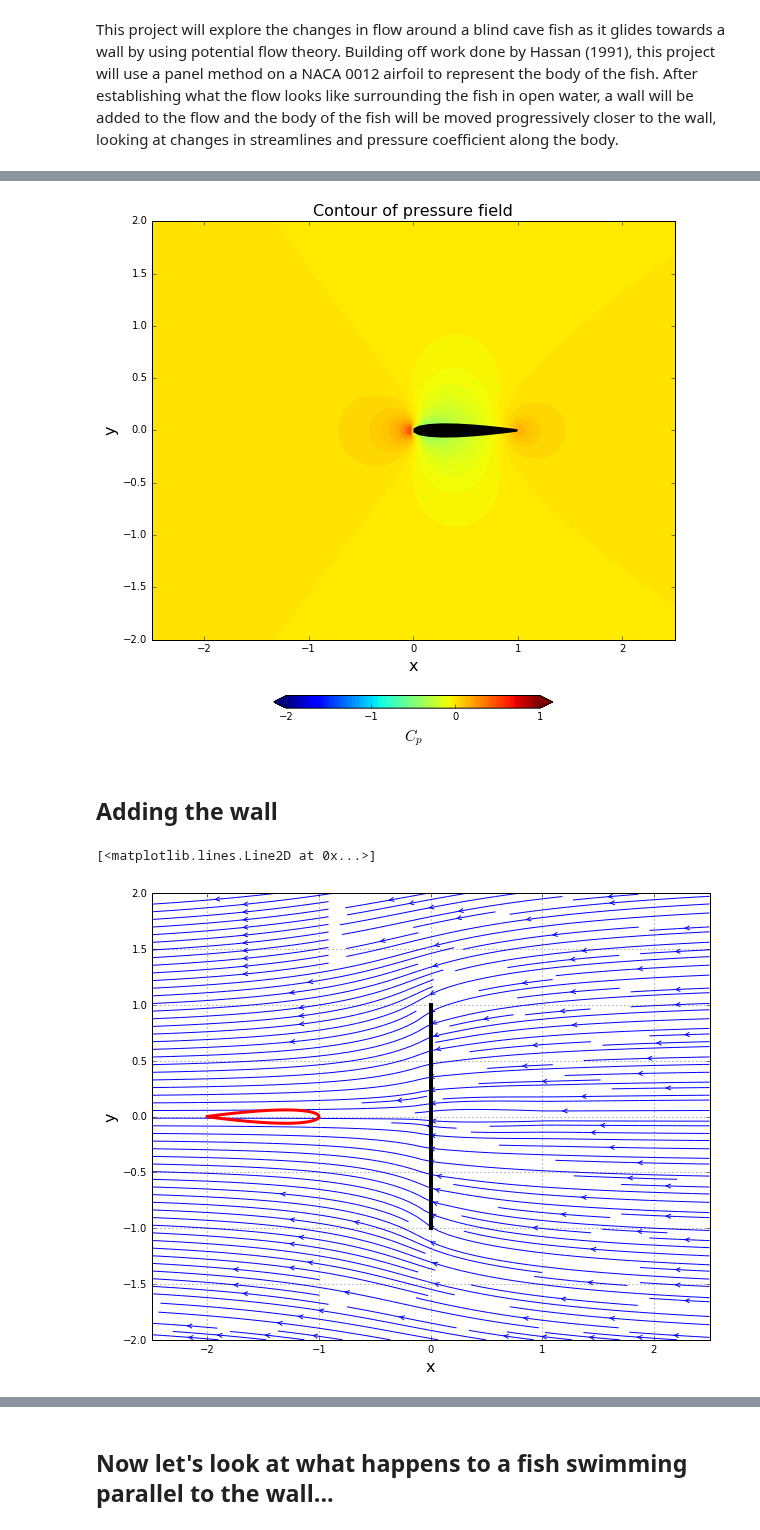
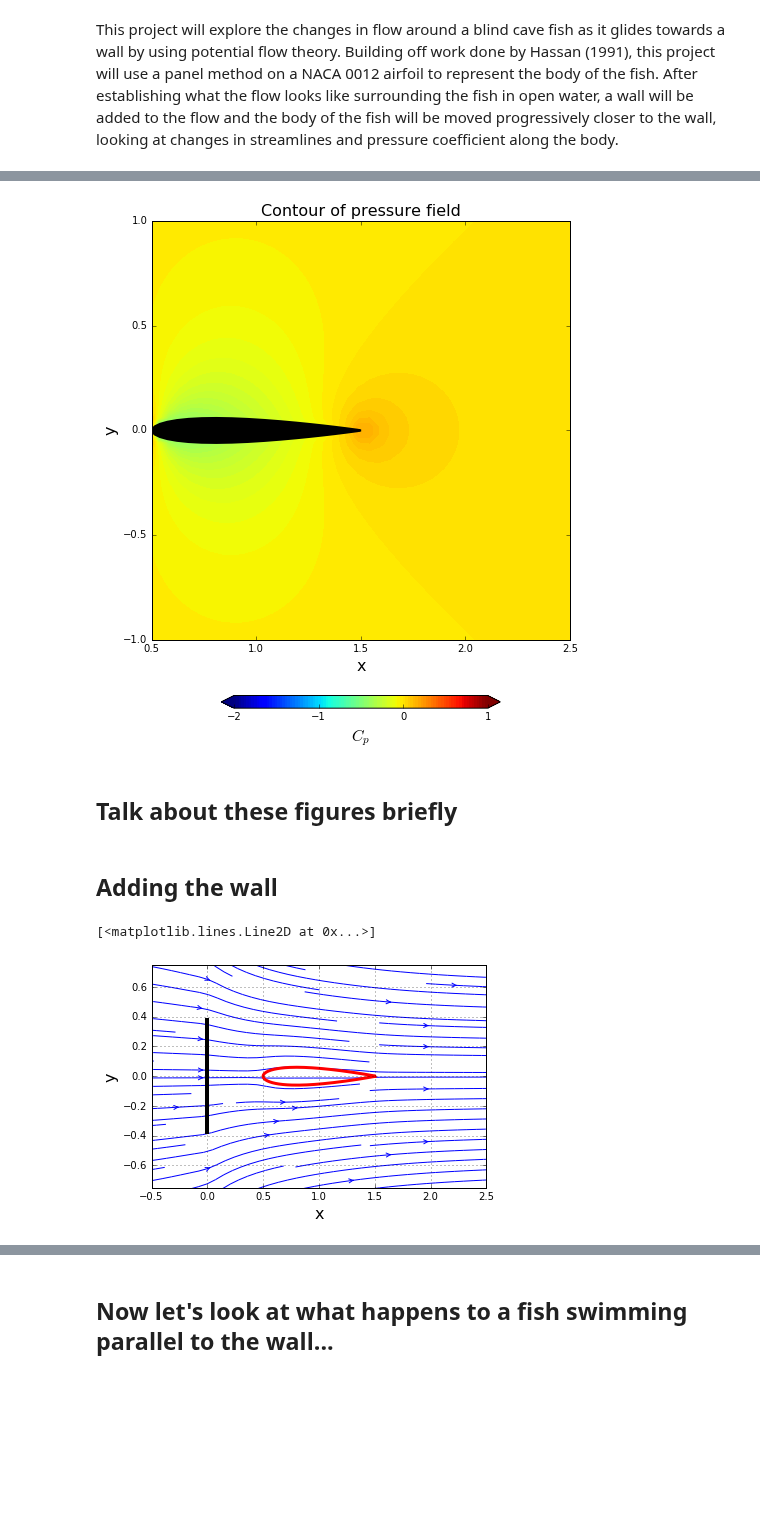
Before and after one commit to barbagroup/AeroPython-studentprojects2017, a Jupyter notebook: alexabaumer/Baumer_project.ipynb, the cells around one changed output, grey strips where cells are left out. Drawn from its saved outputs; the diff is of its cells as text; code cells hidden in the pictures; blank space fills up the shorter version.

```diff
--- a/alexabaumer/Baumer_project.ipynb
+++ b/alexabaumer/Baumer_project.ipynb
@@ -142,7 +138,7 @@ def define_panels(x, y, N=40):
 
     return panels
 # %%
-N = 20
+N = 40
 panels = define_panels(x, y, N)
 
 width=10
@@ -155,7 +151,7 @@ pyplot.plot(numpy.append([panel.xa for panel in panels], panels[0].xa),
            numpy.append([panel.ya for panel in panels], panels[0].ya),
            linestyle='-', linewidth=1, marker='o', markersize=6, color='r')
 pyplot.axis('scaled', adjustable='box')
-pyplot.xlim(-0.1, 1.1)
+pyplot.xlim(0.9, 2.1)
 pyplot.ylim(-0.1, 0.1)
 # %% [output]
 (-0.1, 0.1)
@@ -328,11 +324,13 @@ pyplot.fill([panel.xc for panel in panels],
             [panel.yc for panel in panels],
             color='k', linestyle='solid', linewidth=2, zorder=2)
 pyplot.axis('scaled', adjustable='box')
-pyplot.xlim(x_start, x_end)
-pyplot.ylim(y_start, y_end)
+pyplot.xlim(0.5, 2.5)
+pyplot.ylim(-1.0, 1.0)
 pyplot.title('Contour of pressure field', fontsize=16);
 # %% [output]
-[figure, old version]
+[figure, new version]
+# %% [markdown]
+## Talk about these figures briefly
 # %% [markdown]
 ## Adding the wall
 # %%
@@ -350,18 +348,18 @@ class Source:
 
     def velocity(self, X, Y):
 
-        self.u = self.strength/(2*math.pi)*(X-self.x)/((X-self.x)**2 + (Y-self.y)**2)
-        self.v = self.strength/(2*math.pi)*(Y-self.y)/((X-self.x)**2 + (Y-self.y)**2)
+        self.u = -self.strength/(2*math.pi)*(X-self.x)/((X-self.x)**2 + (Y-self.y)**2)
+        self.v = -self.strength/(2*math.pi)*(Y-self.y)/((X-self.x)**2 + (Y-self.y)**2)
 
     def stream_function(self, X, Y):
 
-        self.psi = self.strength/(2*math.pi)*numpy.arctan2((Y-self.y), (X-self.x))
+        self.psi = -self.strength/(2*math.pi)*numpy.arctan2((Y-self.y), (X-self.x))
 
 N_sources = 40
 strength = 1.0
 strength_source = strength/N_sources
 x_source = numpy.zeros(N_sources, dtype=float)
-y_source = numpy.linspace(-1.0, 1.0, N_sources)
+y_source = numpy.linspace(-2.0, 2.0, N_sources)
 
 sources = numpy.empty(N_sources, dtype=object)
 for i in range(N_sources):
@@ -386,30 +384,30 @@ def integration(x, y, integrand):
 
 vec_integration = numpy.vectorize(integration)
 
-u_sheet = sigma/(2.0*numpy.pi)*vec_integration(X,Y,integrand_u)
-v_sheet = sigma/(2.0*numpy.pi)*vec_integration(X,Y,integrand_v)
+u_sheet = -sigma/(2.0*numpy.pi)*vec_integration(X,Y,integrand_u)
+v_sheet = -sigma/(2.0*numpy.pi)*vec_integration(X,Y,integrand_v)
 
-u_wall = -(u_freestreamS + u_sheet)
-v_wall = -(v_freestreamS + v_sheet)
+u_wall = (u_freestreamS + u_sheet)
+v_wall = (v_freestreamS + v_sheet)
 # %%
 U = u_wall + uF
 V = v_wall + vF
 # %%
 size=10
-pyplot.figure(figsize=(size,(y_end-y_start)/(x_end-x_start)*size))
+#pyplot.figure(figsize=(size,(y_end-y_start)/(x_end-x_start)*size))
 pyplot.grid(True)
 pyplot.xlabel('x', fontsize=16)
 pyplot.ylabel('y', fontsize=16)
 pyplot.streamplot(X, Y, U, V, density=2, linewidth=1, arrowsize=1, arrowstyle='->')
 pyplot.axvline(0.0, (y_min-y_start)/(y_end-y_start), (y_max-y_start)/(y_end-y_start), color='k', linewidth=4)
 
-magnitude = numpy.sqrt(u**2 + v**2)
+magnitude = numpy.sqrt(U**2 + V**2)
 j_stagn, i_stagn = numpy.unravel_index(magnitude.argmin(), magnitude.shape)
 
-pyplot.xlim(x_start, x_end)
-pyplot.ylim(y_start, y_end)
+pyplot.xlim(-0.5, 2.5)
+pyplot.ylim(-0.75, 0.75)
 
-pyplot.plot(x_airfoil,y_airfoil, color='r',linewidth=3)
+pyplot.plot(x,y, color='r',linewidth=3)
 # %% [output]
 [<matplotlib.lines.Line2D at 0x...>]
-[figure, old version]
+[figure, new version]
```
Also changed, not shown: parts of 8 cells of this notebook.
